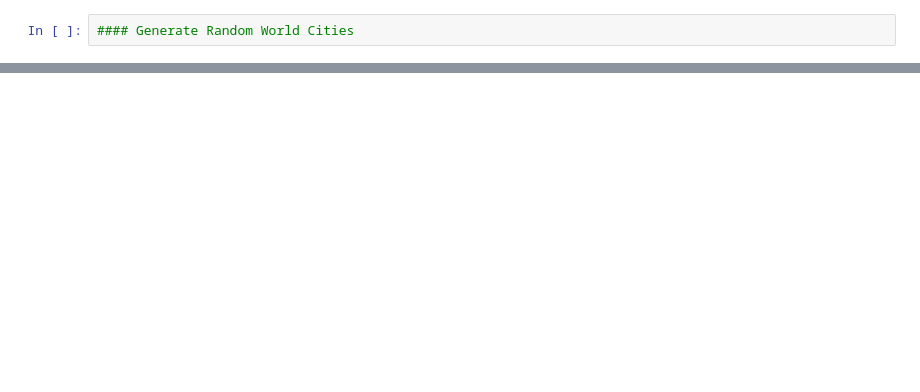
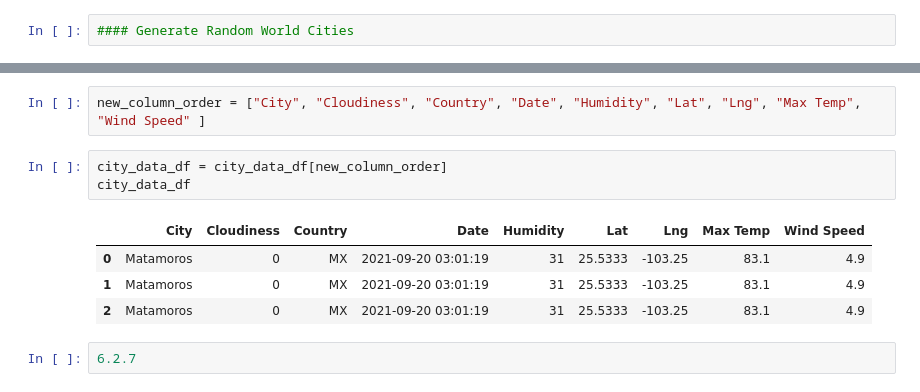
Before and after one commit to Csstndly/World_Weather_Analysis, a Jupyter notebook: WeatherPy.ipynb, the cells around one changed output, grey strips where cells are left out. Drawn from its saved outputs; the diff is of its cells as text; blank space fills up the shorter version.

```diff
--- a/WeatherPy.ipynb
+++ b/WeatherPy.ipynb
@@ -104,0 +154,12 @@ print("-----------------------------")
+# %%
+new_column_order = ["City", "Cloudiness", "Country", "Date", "Humidity", "Lat", "Lng", "Max Temp", "Wind Speed" ]
+# %%
+city_data_df = city_data_df[new_column_order]
+city_data_df
+# %% [output]
+|  | City | Cloudiness | Country | Date | Humidity | Lat | Lng | Max Temp | Wind Speed |
+| 0 | Matamoros | 0 | MX | 2021-09-20 03:01:19 | 31 | 25.5333 | -103.25 | 83.1 | 4.9 |
+| 1 | Matamoros | 0 | MX | 2021-09-20 03:01:19 | 31 | 25.5333 | -103.25 | 83.1 | 4.9 |
+| 2 | Matamoros | 0 | MX | 2021-09-20 03:01:19 | 31 | 25.5333 | -103.25 | 83.1 | 4.9 |
+# %%
+6.2.7
```
Also changed, not shown: parts of 16 cells of this notebook.
